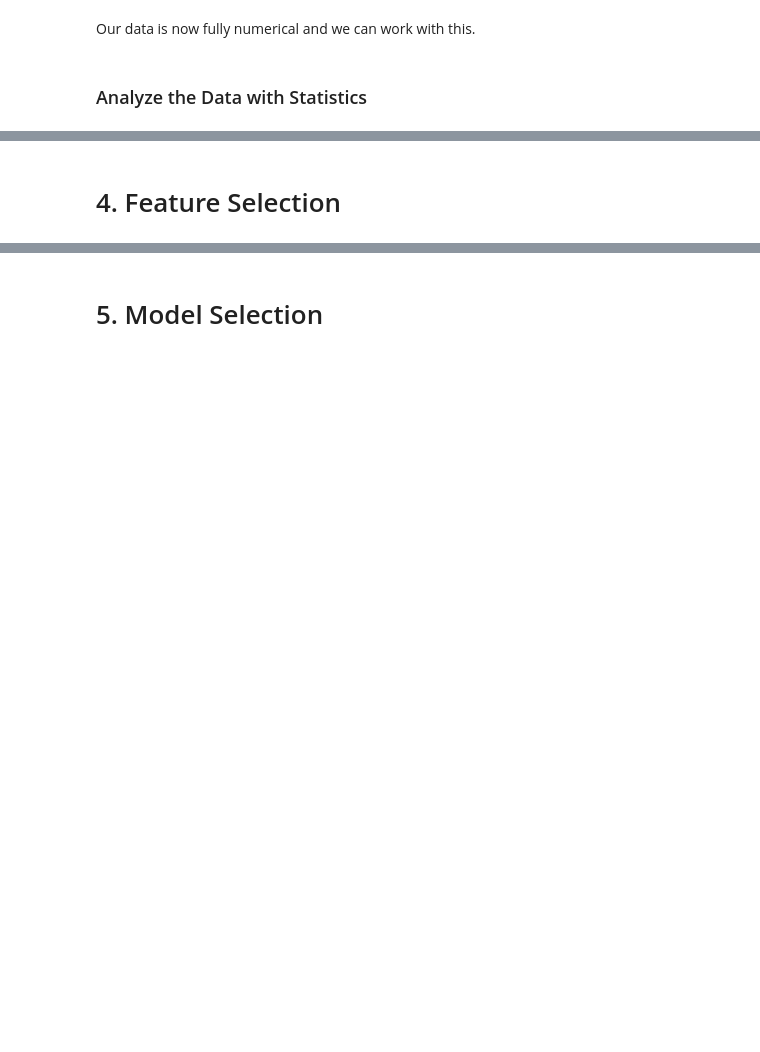
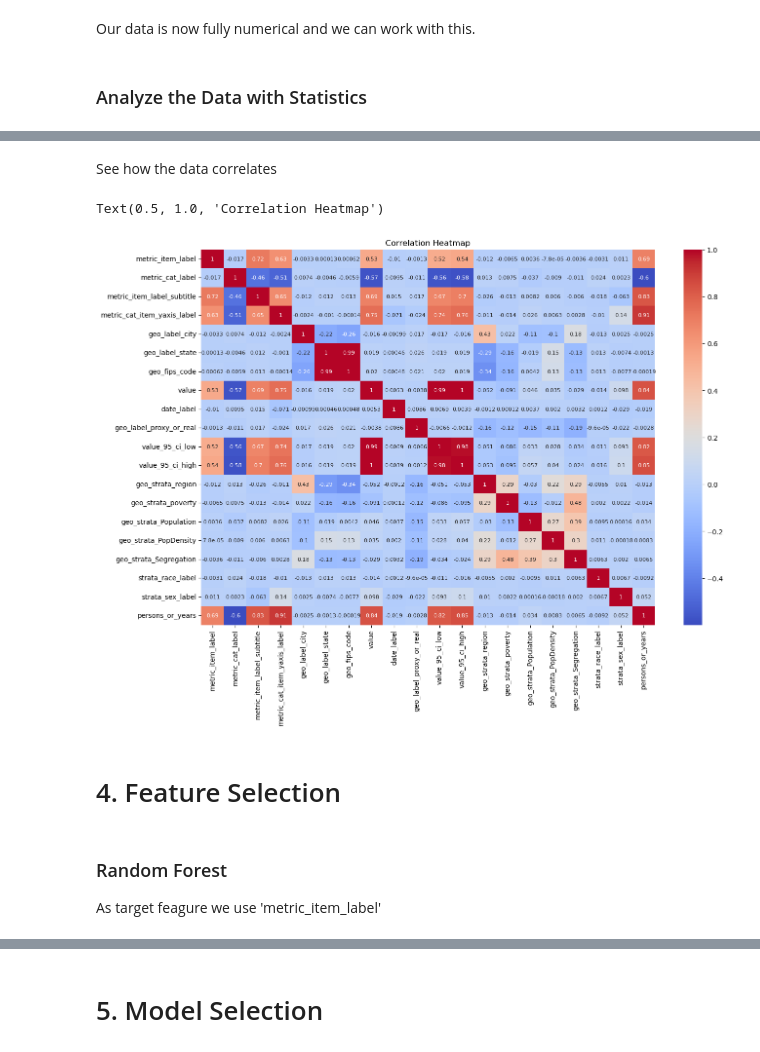
Before and after one commit to kohlerch/G4C-Project, a Jupyter notebook: Project/big-cities-health/Deaths.ipynb, the cells around one changed output, grey strips where cells are left out. Drawn from its saved outputs; the diff is of its cells as text; code cells hidden in the pictures; blank space fills up the shorter version.

```diff
--- a/Project/big-cities-health/Deaths.ipynb
+++ b/Project/big-cities-health/Deaths.ipynb
@@ -438,2 +485,17 @@ Our data is now fully numerical and we can work with this.
+# %% [markdown]
+See how the data correlates
+# %%
+corr_matrix = data.corr()
+# %%
+plt.figure(figsize=(15, 10))
+sns.heatmap(corr_matrix, annot=True, cmap='coolwarm', annot_kws={"size": 8})
+plt.title('Correlation Heatmap')
+# %% [output]
+Text(0.5, 1.0, 'Correlation Heatmap')
+[figure, added]
 # %% [markdown]
 # 4. Feature Selection
+# %% [markdown]
+### Random Forest
+
+As target feagure we use 'metric_item_label'
```
Also changed, not shown: parts of 46 cells of this notebook.
